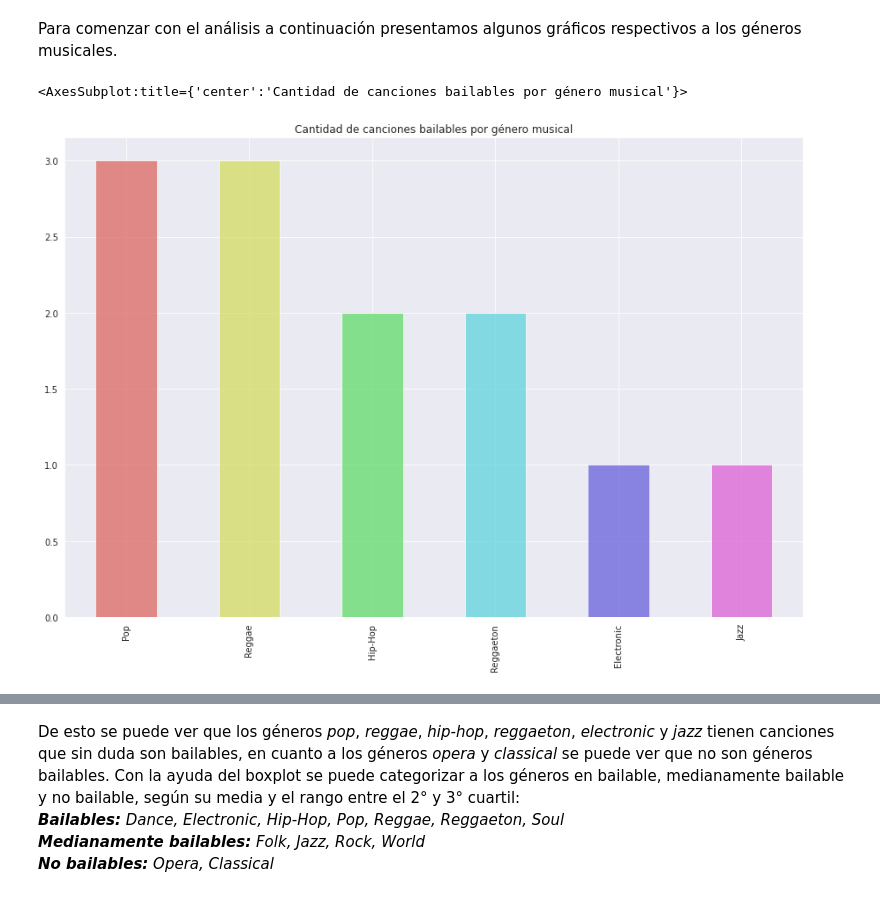
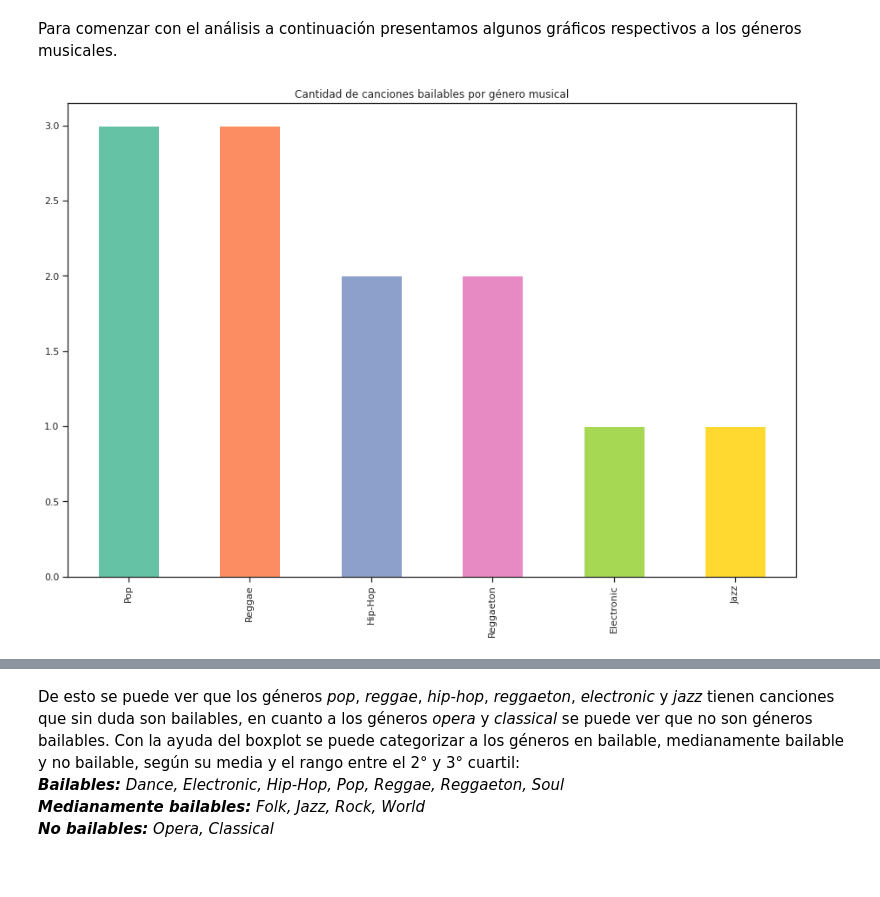
Before and after one commit to 1gnacio/orgadatos-kaggle-tp1, a Jupyter notebook: notebook707f668b56.ipynb, the cells around one changed output, grey strips where cells are left out. Cells and saved outputs as stored; diff of their text form; code cells hidden in the pictures.

```diff
--- a/notebook707f668b56.ipynb
+++ b/notebook707f668b56.ipynb
@@ -718,9 +719,9 @@ data_spotify[['danceability', 'tempo', 'energy', 'genre']]
 Para comenzar con el análisis a continuación presentamos algunos gráficos respectivos a los géneros musicales.
 # %%
 bailables = data_spotify[data_spotify['danceability'] >= 0.9]
-colors=sns.color_palette("hls", 6)
-bailables['genre'].value_counts().plot.bar(alpha=0.7, figsize=(15, 10), color=colors, title='Cantidad de canciones bailables por género musical')
+colors=sns.color_palette("Set2", 6)
+bailables['genre'].value_counts().plot.bar(figsize=(15, 10), color=colors, title='Cantidad de canciones bailables por género musical')
+plt.show()
 # %% [output]
-<AxesSubplot:title={'center':'Cantidad de canciones bailables por género musical'}>
-[figure, old version]
+[figure, new version]
 # %%
```
Also changed, not shown: parts of 62 cells of this notebook.
